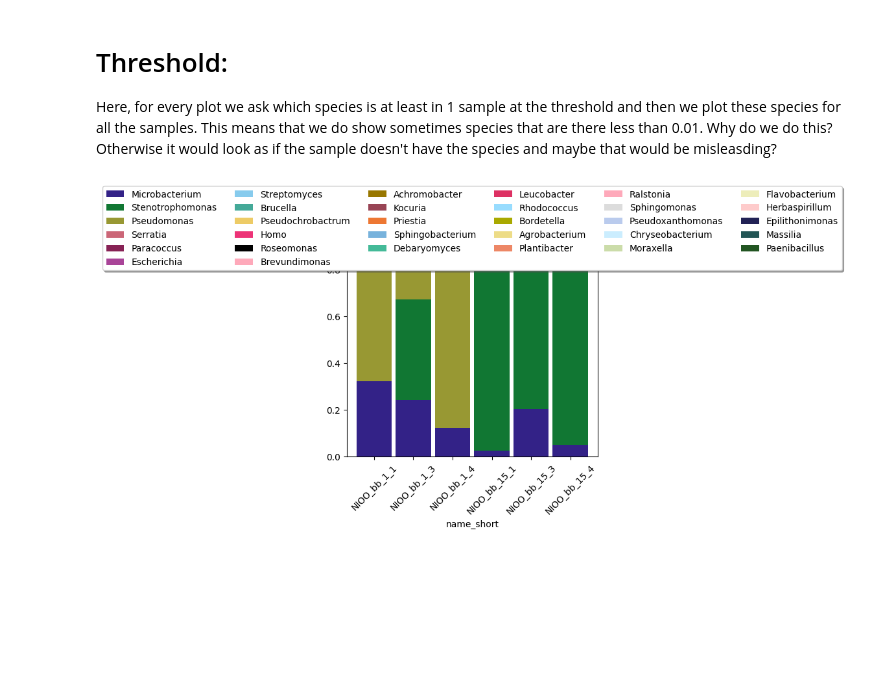
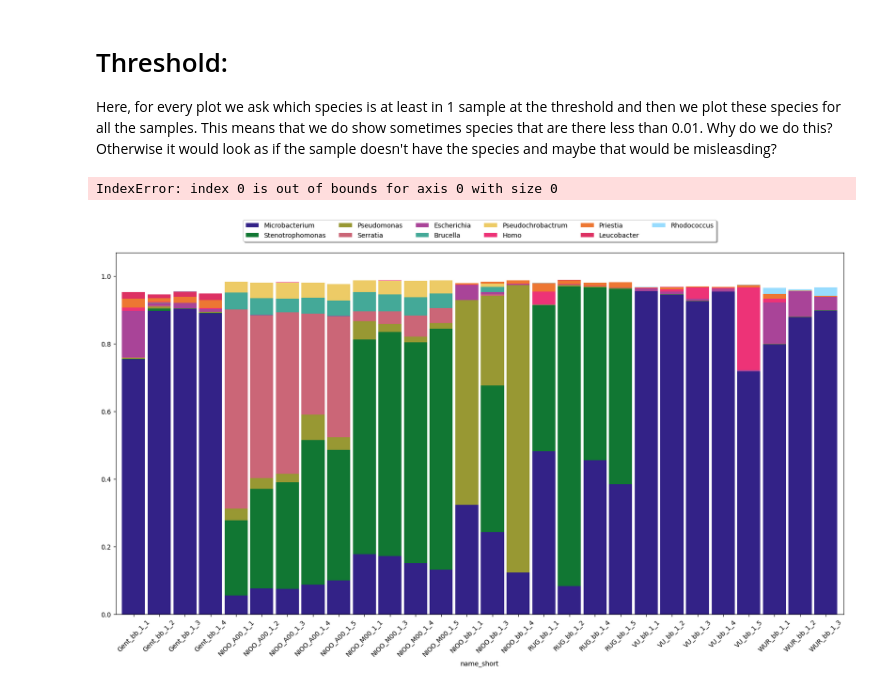
Before and after one commit to Easybel/HostMicrobiomeEvol, a Jupyter notebook: Metagenomics/2_Analysis/M2_Abundancy_Plot.ipynb, the cells around one changed output. Cells and saved outputs as stored; diff of their text form; code cells hidden in the pictures; blank space fills up the shorter version.

```diff
--- a/Metagenomics/2_Analysis/M2_Abundancy_Plot.ipynb
+++ b/Metagenomics/2_Analysis/M2_Abundancy_Plot.ipynb
@@ -17,10 +17,12 @@ genus_descending = np.load('/home/isabel/Documents/postDoc_Amsterdam/1_EvolWormJ
 
 InPath="/home/isabel/Documents/postDoc_Amsterdam/1_EvolWormJourney/1_Genomics/2_EvolGenomics/2_Metagenomics/1_taxonomy/"
 #file="motus_Merge_genus_032024_0.01minFrac_FromPY"
-#file="KraBracken_DBstandard_042024_0.01minFrac_genus_FromPY"
-file="KraBracken_DBplusPf_042024_0.01minFrac_genus_FromPY"
+file="KraBracken_DBstandard_042024_0minFrac_genus_FromPY"
+#file="KraBracken_DBplusPf_042024_0.01minFrac_genus_FromPY"
 
-df=pd.read_csv(InPath+file+".csv",delimiter=",",index_col=['institution','treatment','week','replicate'])
+df=pd.read_csv(InPath+file+".csv",delimiter=",")
 
 threshold = 0.01
-#df
+df
+
+## exclude specific
@@ -29,12 +45,12 @@ threshold = 0.01
 Here, for every plot we ask which species is at least in 1 sample at the threshold and then we plot these species for all the samples. This means that we do show sometimes species that are there less than 0.01. Why do we do this? Otherwise it would look as if the sample doesn't have the species and maybe that would be misleasding?
 # %%
 #df_plot_Here = df_sort
-filter=('NIOO','bb')
-df_plot = df.loc[filter]
-df_plot_drop=df_plot.drop(['name_short'],axis=1)
+##filter=('bb')
+df_plot = df[(df["week"]==1)]
+df_plot_drop=df_plot.drop(['name_short',"institution","treatment","replicate","week"],axis=1)
 
 #keep only the columns that are larger than or equal to 0.01
-df_plot_temp = df_plot_drop.loc[:, (df_plot_drop >= 0).any(axis=0)]
+df_plot_temp = df_plot_drop.loc[:, (df_plot_drop >= 0.01).any(axis=0)]
 
 ## now get the species and colors that are relevant for this plot!
 
@@ -46,33 +62,48 @@ species_idx = []
 for i in range(len(genus_descending)):
     if genus_descending[i] in species_here:
         species_idx.append(i)
+
+#aa = df_plot_temp[df_plot_Here["name_short"]=="Gent_bb_15_2"]
+#aa_clean = aa##.drop(['name_short',"institution","treatment","replicate","week"],axis=1)
+#aaa = np.array(aa_clean.values)
+#aaa[0].sum()
+#df_plot_temp
+#df_plot_temp.sum(1)
+#df_plot
 # %%
 ##PLOT
 
 # get the names and the values and then sort both
-
 df_plot_Here = df_plot[['name_short'] + list(genus_descending[species_idx])]
 finalColors_Here = goodColors[species_idx]
 
 # Generate some sequential data
 sampleNames=df_plot_Here['name_short']
 
+
+#fig, ax1 = plt.subplots(figsize=(20,5))
 # create stacked bar chart for monthly temperatures
-ax1 = df_plot_Here.plot.bar(x='name_short', stacked=True, color=finalColors_Here, figsize=(5,5), width=0.9)
+ax1 = df_plot_Here.plot.bar(x='name_short', stacked=True, figsize=(20,10), width=0.9, color=finalColors_Here)
 ax1.legend([],[], frameon=False)
 
 
 ax1.legend(loc='upper center', bbox_to_anchor=(0.5, 1.1),
           ncol=6, fancybox=True, shadow=True)
 
 
 #ax.set_ylim(0,500)
 #ax1.set_xticks([0,1,2,3,4])
 ax1.set_xticklabels(sampleNames,rotation=45)
 #ax1.set_xlim([-1,5])
 ax1.set_ylim([0,1.07])
-plt.savefig('/home/isabel/Documents/postDoc_Amsterdam/1_EvolWormJourney/1_Genomics/2_EvolGenomics/2_Metagenomics/1_taxonomy/plots/' + '_'.join(filter) + '_legend.svg',
-            dpi=200)
-#df_plot_Here
+#plt.savefig('/home/isabel/Documents/postDoc_Amsterdam/1_EvolWormJourney/1_Genomics/2_EvolGenomics/2_Metagenomics/1_taxonomy/plots/' + "AllSamples_week1" + '_legend.svg',
+ #           dpi=200)
+df_plot_Here
+
+aa = df_plot_Here[df_plot_Here["name_short"]=="Gent_bb_15_2"]
+aa_clean = aa.drop(['name_short'],axis=1)
+aaa = np.array(aa_clean.values)
+aaa[0].sum()
 # %% [output]
+IndexError: index 0 is out of bounds for axis 0 with size 0
-[figure, old version]
+[figure, new version]
```
Also changed, not shown: parts of 3 cells of this notebook, 4 other files.
